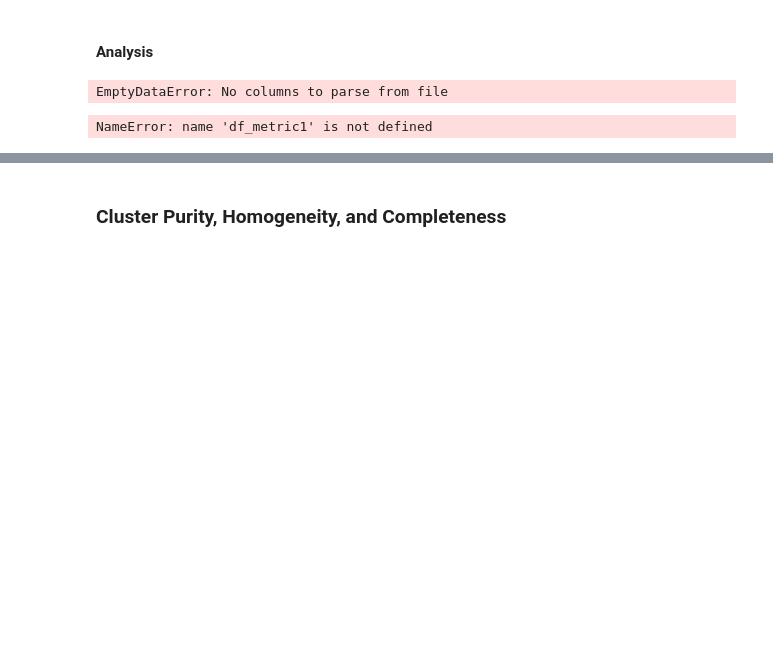
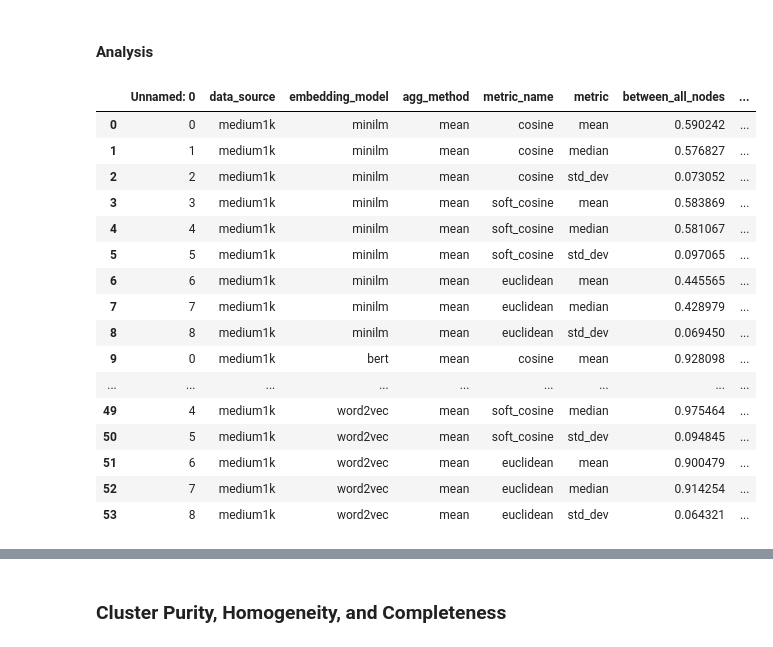
Before and after one commit to erikluu/LociNetBackup, a Jupyter notebook: run_evaluation.ipynb, the cells around one changed output, grey strips where cells are left out. Cells and saved outputs as stored; diff of their text form; code cells hidden in the pictures; blank space fills up the shorter version.

```diff
--- a/run_evaluation.ipynb
+++ b/run_evaluation.ipynb
@@ -148,13 +249,2 @@ EOFError: Ran out of input
 # %% [markdown]
 #### Analysis
-# %%
-df_minilm = pd.read_csv("analysis/metric1_medium1k_minilm.csv")
-df_rest = pd.read_csv("analysis/metric1_medium1k_rest.csv")
-
-df_metric1 = pd.concat([df_minilm, df_rest])
-# %% [output]
-EmptyDataError: No columns to parse from file
-# %%
-df_metric1
-# %% [output]
-NameError: name 'df_metric1' is not defined
@@ -160,0 +253,20 @@ NameError: name 'df_metric1' is not defined
+# %%
+metric1_df
+# %% [output]
+|  | Unnamed: 0 | data_source | embedding_model | agg_method | metric_name | metric | between_all_nodes | ... |
+| 0 | 0 | medium1k | minilm | mean | cosine | mean | 0.590242 | ... |
+| 1 | 1 | medium1k | minilm | mean | cosine | median | 0.576827 | ... |
+| 2 | 2 | medium1k | minilm | mean | cosine | std_dev | 0.073052 | ... |
+| 3 | 3 | medium1k | minilm | mean | soft_cosine | mean | 0.583869 | ... |
+| 4 | 4 | medium1k | minilm | mean | soft_cosine | median | 0.581067 | ... |
+| 5 | 5 | medium1k | minilm | mean | soft_cosine | std_dev | 0.097065 | ... |
+| 6 | 6 | medium1k | minilm | mean | euclidean | mean | 0.445565 | ... |
+| 7 | 7 | medium1k | minilm | mean | euclidean | median | 0.428979 | ... |
+| 8 | 8 | medium1k | minilm | mean | euclidean | std_dev | 0.069450 | ... |
+| 9 | 0 | medium1k | bert | mean | cosine | mean | 0.928098 | ... |
+| ... | ... | ... | ... | ... | ... | ... | ... | ... |
+| 49 | 4 | medium1k | word2vec | mean | soft_cosine | median | 0.975464 | ... |
+| 50 | 5 | medium1k | word2vec | mean | soft_cosine | std_dev | 0.094845 | ... |
+| 51 | 6 | medium1k | word2vec | mean | euclidean | mean | 0.900479 | ... |
+| 52 | 7 | medium1k | word2vec | mean | euclidean | median | 0.914254 | ... |
+| 53 | 8 | medium1k | word2vec | mean | euclidean | std_dev | 0.064321 | ... |
```
Also changed, not shown: parts of 12 cells of this notebook, 3 other files.
